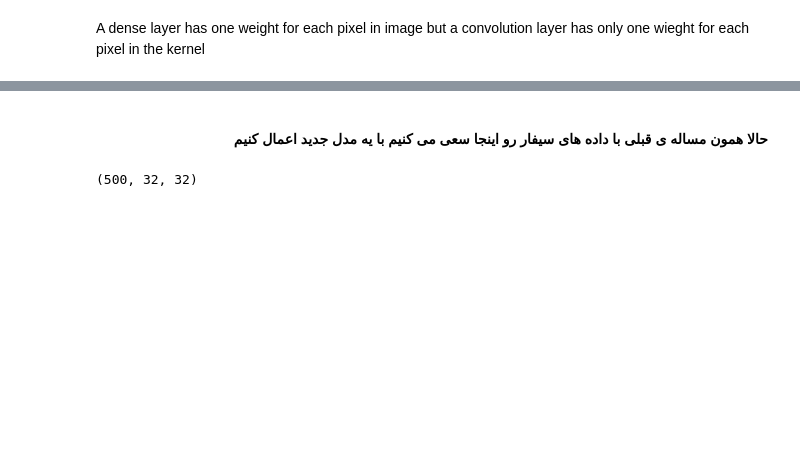
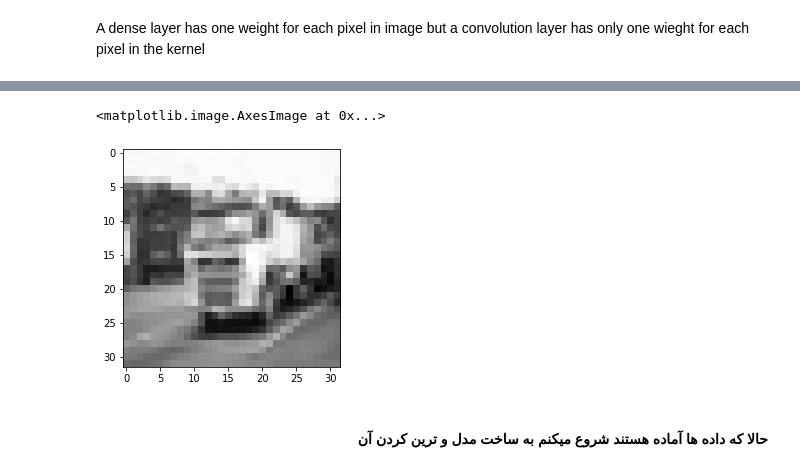
Before and after one commit to ShahrokhGit/DL_Practice, a Jupyter notebook: CNN_Chapter02.ipynb, the cells around one changed output, grey strips where cells are left out. Cells and saved outputs as stored; diff of their text form; code cells hidden in the pictures; blank space fills up the shorter version.

```diff
--- a/CNN_Chapter02.ipynb
+++ b/CNN_Chapter02.ipynb
@@ -176,0 +192,42 @@ A dense layer has one weight for each pixel in image but a convolution layer has
+# %%
+# A function offered by the website itself to read the data batches
+def unpickle(file):
+    import pickle
+    with open(file, 'rb') as fo:
+        dict = pickle.load(fo, encoding='bytes')
+    return dict
+
+batch_training_01 = unpickle('cifar-10-batches-py/data_batch_1')
+
+batch01_data = batch_training_01.pop(b'data')
+batch01_label = batch_training_01.pop(b'labels')
+
+def gray_batch_converter(batch01_data):
+    gray = lambda rgb: np.dot(rgb[:,:,:3], [0.299 , 0.587, 0.114])
+    batch01_data_gs = np.zeros((10000,1024),dtype = 'uint8')
+    row_number = 0
+    for row in batch01_data:
+        img_cl = np.zeros((32,32,3),dtype='uint8')
+        img_cl[:,:,0] = row[0:1024].reshape(32,32)
+        img_cl[:,:,1] = row[1024:2048].reshape(32,32)
+        img_cl[:,:,2] = row[2048:3072].reshape(32,32)
+        img_gs = gray(img_cl)
+        batch01_data_gs[row_number] = img_gs.reshape(1,1024)
+        row_number = row_number + 1
+    return batch01_data_gs
+
+batch01_data_gs = gray_batch_converter(batch01_data)
+
+train_input = batch01_data_gs[0:9500,0:1024]
+train_output = batch01_label[0:9500]
+test_input = batch01_data_gs[9500:10000,0:1024]
+test_output = batch01_label[9500:10000]
+
+train_output_ohe = to_categorical(train_output)
+test_output_ohe = to_categorical(test_output)
+# %%
+sample = batch01_data_gs[1000,:].reshape(32,32)
+plt.imshow(sample, cmap= plt.set_cmap('gray'))
+# %% [output]
+<matplotlib.image.AxesImage at 0x...>
+[figure, added]
@@ -178,7 +242,7 @@ A dense layer has one weight for each pixel in image but a convolution layer has
 <div align = 'right'>
     <font size=3, style='font-family:B Nazanin'>
         <b>
-            <br> حالا همون مساله ی قبلی با داده های سیفار رو اینجا سعی می کنیم با یه مدل جدید اعمال کنیم
+            <br> حالا که داده ها آماده هستند شروع میکنم به ساخت مدل و ترین کردن آن
         </b>
     </font>
     </div>
@@ -208,7 +249,3 @@ test_output_ohe = to_categorical(test_output)
-# %%
-test_data.shape
-# %% [output]
-(500, 32, 32)
 # %%
 from keras.models import Sequential
 from keras.layers import Dense, Conv2D, Flatten
```
Also changed, not shown: parts of 15 cells of this notebook, 1 other file.
